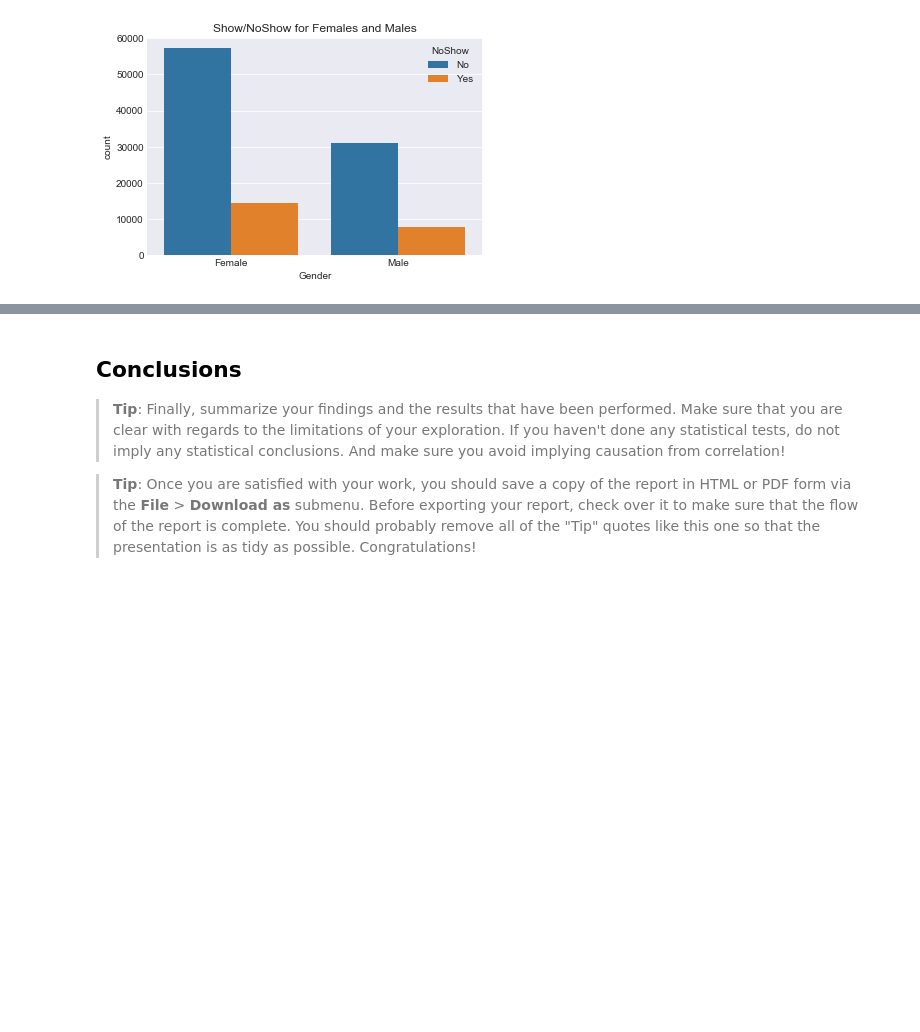
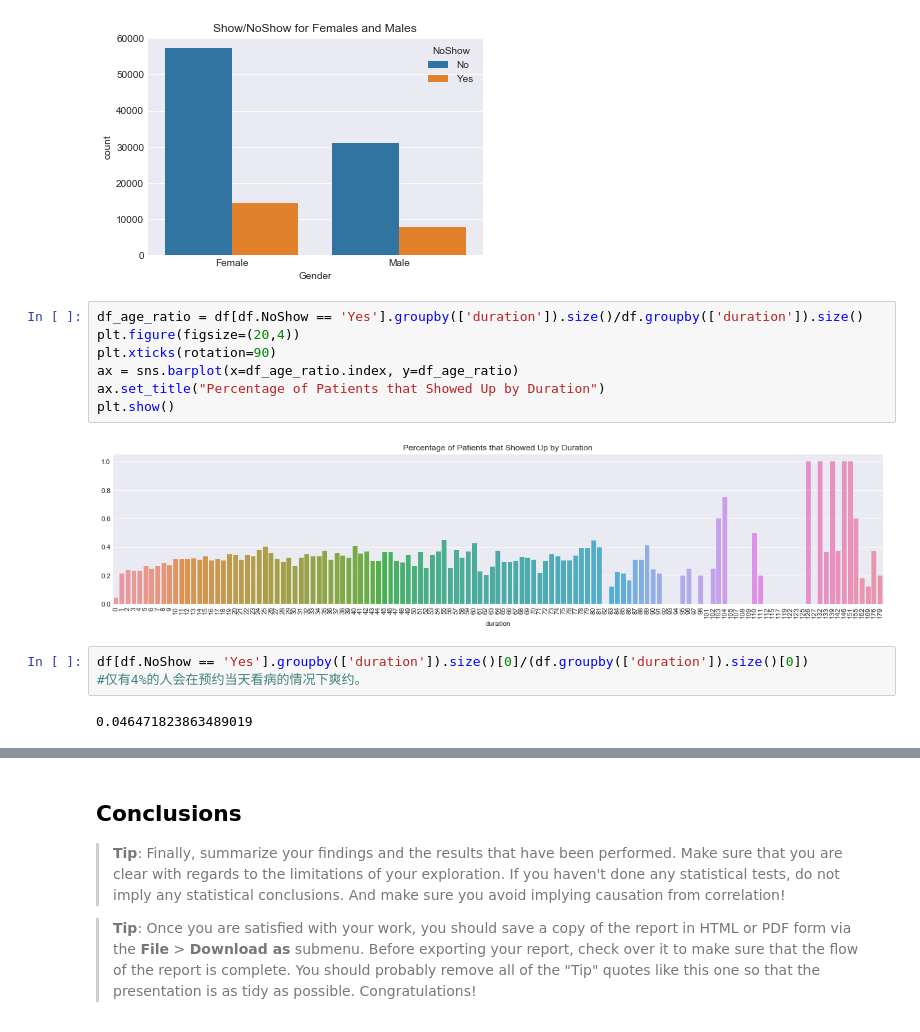
Before and after one commit to cherylwan/noshow_appointment, a Jupyter notebook: noshow_appointment0510.ipynb, the cells around one changed output, grey strips where cells are left out. Drawn from its saved outputs; the diff is of its cells as text; blank space fills up the shorter version.

```diff
--- a/noshow_appointment0510.ipynb
+++ b/noshow_appointment0510.ipynb
@@ -435,3 +418,17 @@ ax.set_xticklabels(x_ticks_labels)
 plt.show()
 # %% [output]
 [figure]
+# %%
+df_age_ratio = df[df.NoShow == 'Yes'].groupby(['duration']).size()/df.groupby(['duration']).size()
+plt.figure(figsize=(20,4))
+plt.xticks(rotation=90)
+ax = sns.barplot(x=df_age_ratio.index, y=df_age_ratio)
+ax.set_title("Percentage of Patients that Showed Up by Duration")
+plt.show()
+# %% [output]
+[figure, added]
+# %%
+df[df.NoShow == 'Yes'].groupby(['duration']).size()[0]/(df.groupby(['duration']).size()[0])
+#仅有4%的人会在预约当天看病的情况下爽约。
+# %% [output]
+0.046471823863489019
```
Also changed, not shown: parts of 24 cells of this notebook.
